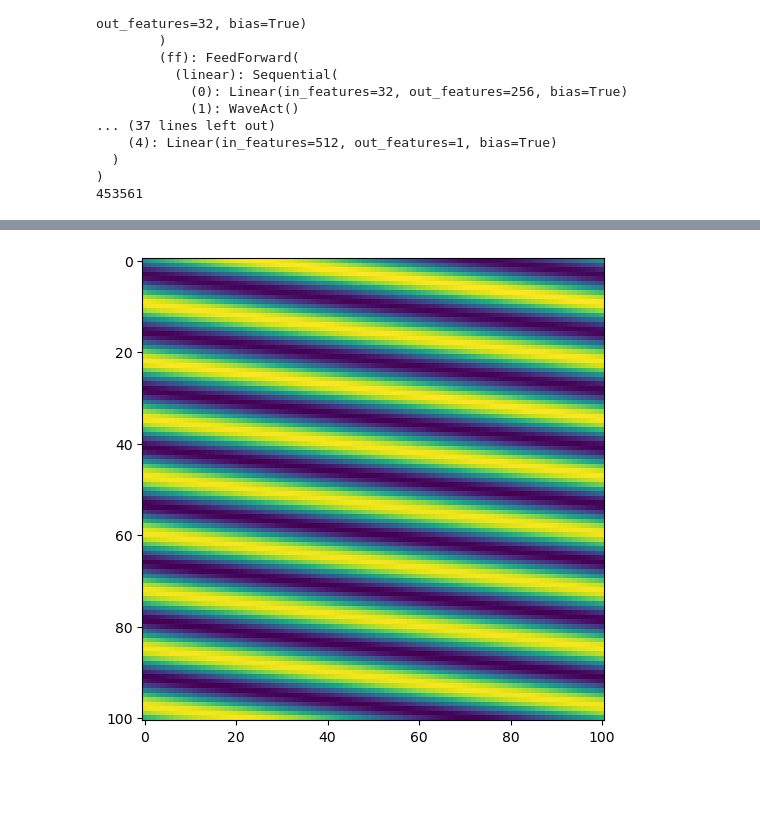
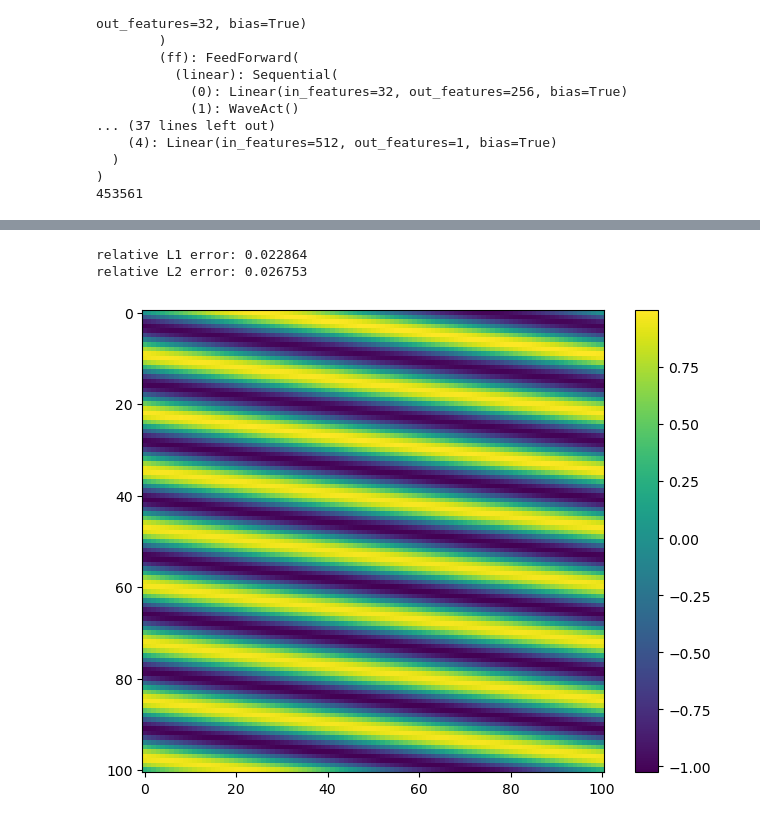
Before and after one commit to AdityaLab/pinnsformer, a Jupyter notebook: demo/convection/convection_pinnsformer.ipynb, the cells around one changed output, grey strips where cells are left out. Cells and saved outputs as stored; diff of their text form; code cells hidden in the pictures; blank space fills up the shorter version.

```diff
--- a/demo/convection/convection_pinnsformer.ipynb
+++ b/demo/convection/convection_pinnsformer.ipynb
@@ -104,16 +107,29 @@ Loss Res: 0.000000, Loss_BC: 0.000031, Loss_IC: 0.000005
 # %%
 # Visualize PINNsformer
 res_test = make_time_sequence(res_test, num_step=5, step=1e-4)
 res_test = torch.tensor(res_test, dtype=torch.float32, requires_grad=True).to(device)
 x_test, t_test = res_test[:,:,0:1], res_test[:,:,1:2]
 
 with torch.no_grad():
     pred = model(x_test, t_test)[:,0:1]
     pred = pred.cpu().detach().numpy()
 
 pred = pred.reshape(101,101)
+
+mat = scipy.io.loadmat('./convection.mat')
+u = mat['u'].reshape(101,101)
+
+rl1 = np.sum(np.abs(u-pred)) / np.sum(np.abs(u))
+rl2 = np.sqrt(np.sum((u-pred)**2) / np.sum(u**2))
+
+print('relative L1 error: {:4f}'.format(rl1))
+print('relative L2 error: {:4f}'.format(rl2))
+
 plt.figure(figsize=(8,6))
 plt.imshow(pred)
+plt.colorbar()
 plt.show()
 # %% [output]
+relative L1 error: 0.022864
+relative L2 error: 0.026753
-[figure, old version]
+[figure, new version]
```
Also changed, not shown: parts of 2 cells of this notebook, 4 other files.
